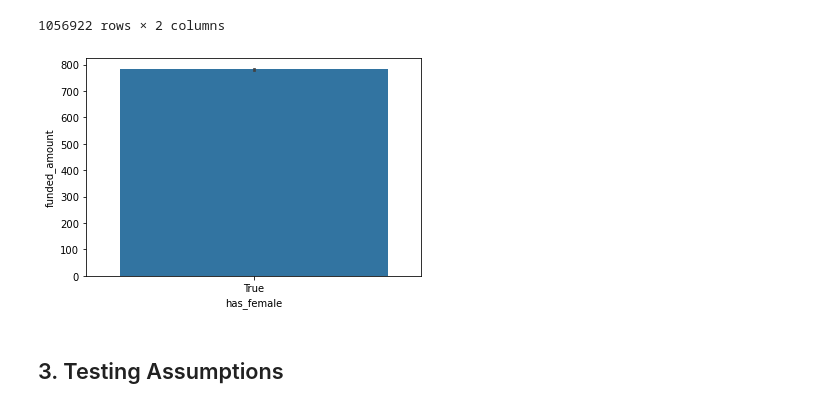
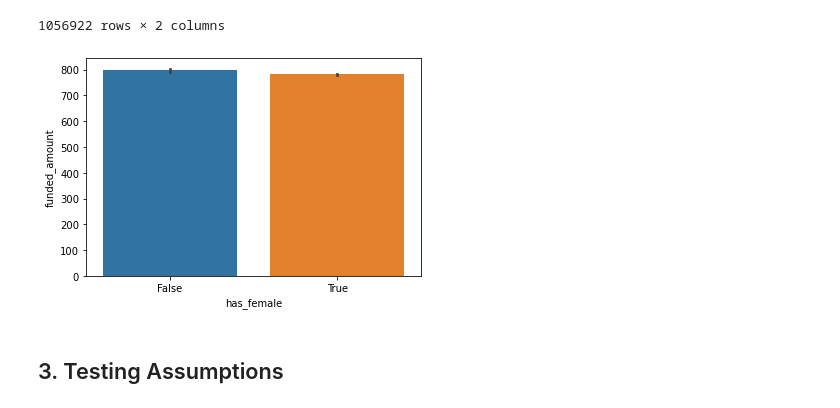
Before and after one commit to MCV-Jimenez/data-enrichment-wk15-lect02-activity, a Jupyter notebook: PreClass-Wk15-L02-Hypothesis-Testing.ipynb, the cells around one changed output. Cells and saved outputs as stored; diff of their text form; code cells hidden in the pictures.

```diff
--- a/PreClass-Wk15-L02-Hypothesis-Testing.ipynb
+++ b/PreClass-Wk15-L02-Hypothesis-Testing.ipynb
@@ -218,9 +218,9 @@ plot_df
 1056922 rows × 2 columns
 # %%
 ## visualize the group means
-sns.barplot(data=plot_df, x='has_female', y='funded_amount');
+sns.barplot(data=df, x='has_female', y='funded_amount');
 # %% [output]
-[figure, old version]
+[figure, new version]
 # %% [markdown]
 ## 3. Testing Assumptions
 # %% [markdown]
```
